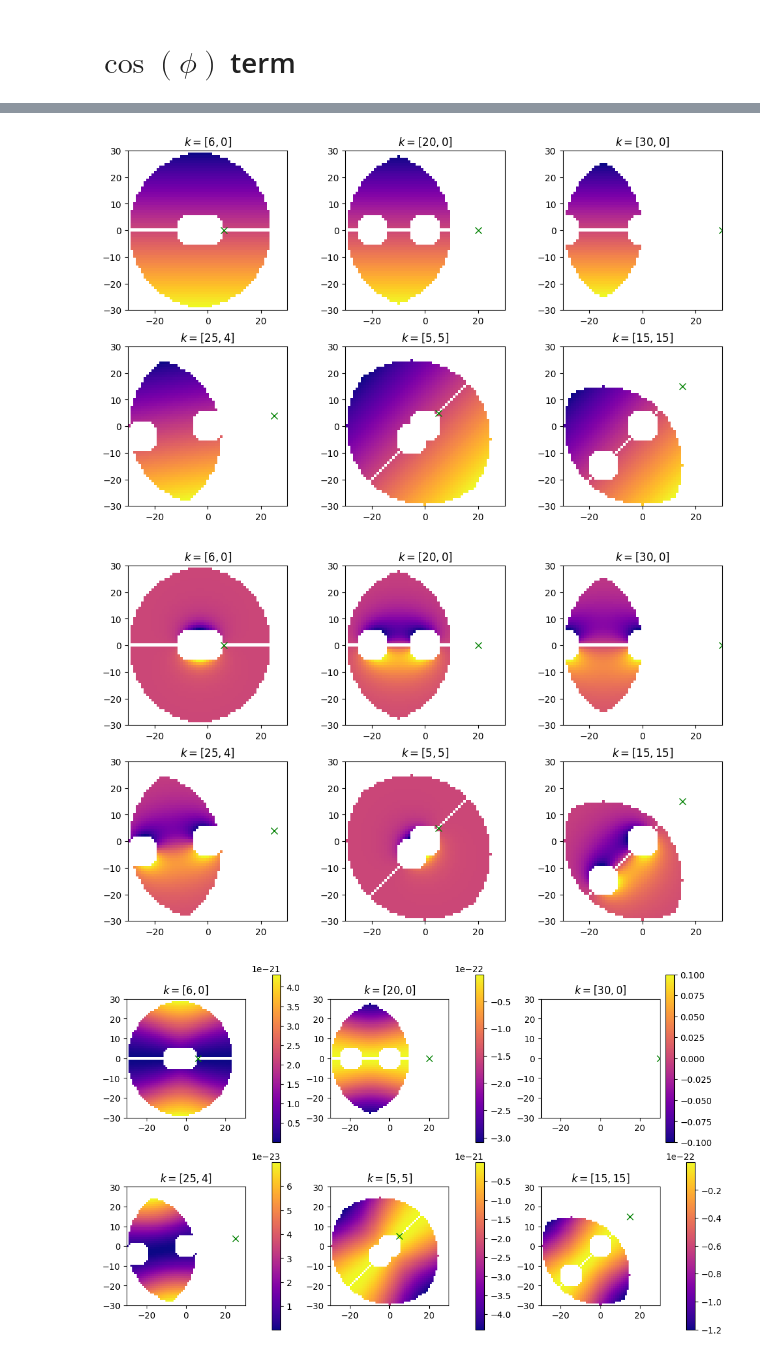
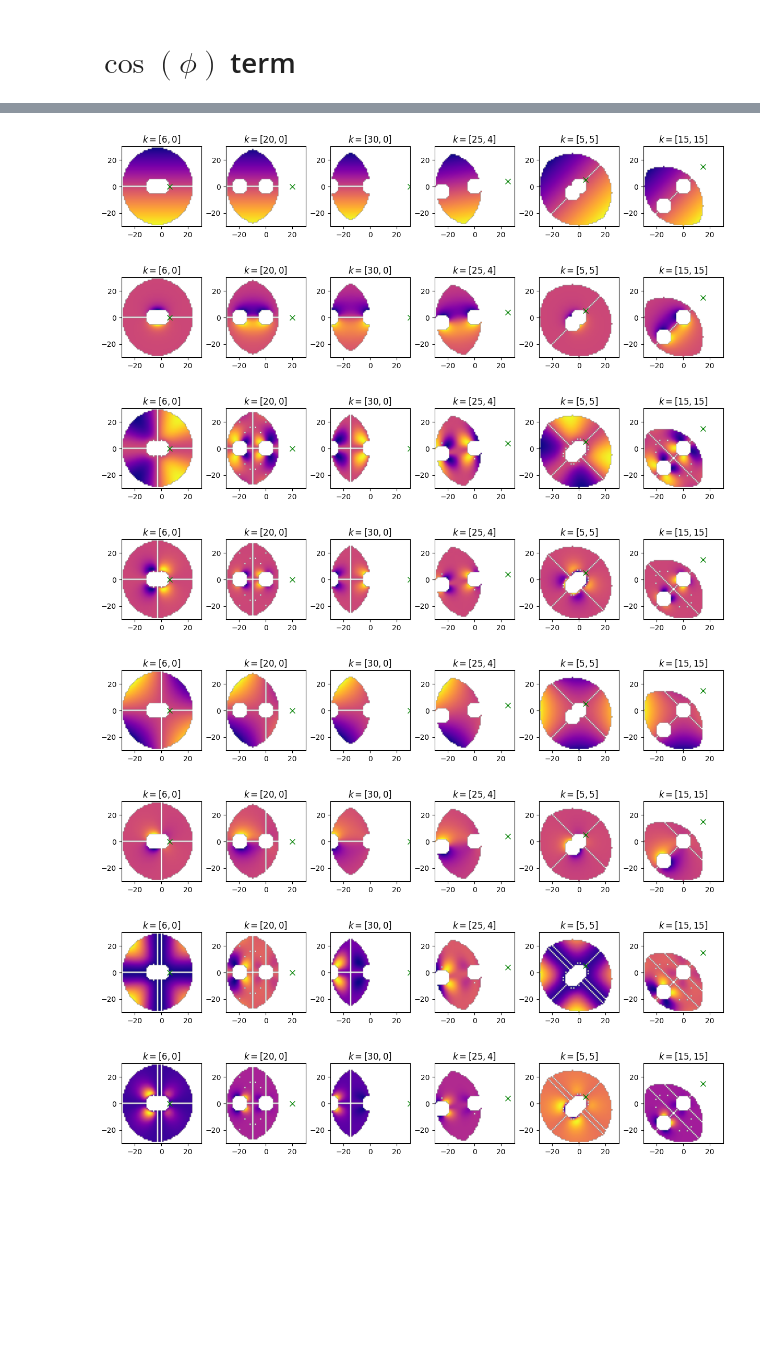
Before and after one commit to rbvogtiii/RSCAM_Networks-in-Turbulence, a Jupyter notebook: triads_simplified.ipynb, the cells around one changed output, grey strips where cells are left out. Cells and saved outputs as stored; diff of their text form; code cells hidden in the pictures; blank space fills up the shorter version.

```diff
--- a/triads_simplified.ipynb
+++ b/triads_simplified.ipynb
@@ -14,12 +9,16 @@ order=lambda x: ((x[0]+kmax)*n+(x[1]+kmax)).astype(int)
 # %%
-%%time
+kmax=30;kmin=6
+n=int(kmax)*2+1
+idk=(np.array(np.where(np.zeros([n]*2)==0))-kmax).astype(int)
+order=lambda x: ((x[0]+kmax)*n+(x[1]+kmax)).astype(int)
 
 k=[];p=[];q=[]
 
 for i in range(len(idk.T)):
     tmp1=(np.linalg.norm(idk.T[i].reshape(2,1),axis=0)<=kmax) & (np.linalg.norm(idk,axis=0)<=kmax) & (np.linalg.norm(-idk-idk.T[i].reshape(2,1),axis=0)<=kmax)
     tmp2=(np.linalg.norm(idk.T[i].reshape(2,1),axis=0)>=kmin) & (np.linalg.norm(idk,axis=0)>=kmin) & (np.linalg.norm(-idk-idk.T[i].reshape(2,1),axis=0)>=kmin)
-    if (tmp1&tmp2).sum()!=0:
+    tmp3=(order(idk.T[i])!=order(idk)) & (order(idk)!=order(-idk-idk.T[i].reshape(2,1))) & (order(idk.T[i].reshape(2,1))!=order(-idk-idk.T[i].reshape(2,1)))
+    if (tmp1&tmp2&tmp3).sum()!=0:
         k.append(np.array([idk.T[i]]*(tmp1&tmp2).sum()))
         tmp=idk.T[tmp1&tmp2]
         p.append(tmp)
@@ -35,6 +31,9 @@ Wall time: 1 s
 # %%
-def plot_G(G,colorbar=False):
-    fig,ax=plt.subplots(2,3,layout='constrained',figsize=(10,6))
+def plot_G(G,colorbar=False,small=True):
+    if small:
+        fig,ax=plt.subplots(1,6,layout='constrained',figsize=(12,6))
+    else:
+        fig,ax=plt.subplots(2,3,layout='constrained',figsize=(10,6))
 
     points=[np.array([6,0]),np.array([20,0]),np.array([30,0]),np.array([25,4]),np.array([5,5]),np.array([15,15])]
     coords=(idk+kmax).astype(int)
@@ -77,6 +76,10 @@ plt.plot(kmag_data,rhok,'.',ms=1)
 plt.plot(pmag_data,rhop,'.',ms=1)
 plt.plot(qmag_data,rhoq,'.',ms=1)
 plt.show()
+
+rhok=rho(kmag,a,b)
+rhop=rho(pmag,a,b)
+rhoq=rho(qmag,a,b)
 # %% [output]
 a = 1.657861386762042, b = -2.3439511091862633
 [figure]
@@ -91,17 +90,50 @@ C=-np.cross(q,p,axis=0)/(rho(kmag,a,b)*rho(pmag,a,b)*rho(qmag,a,b))*K
+# %%
+K=((qmag**2-pmag**2)/kmag**2*(rhop*rhoq)**2)+((pmag**2-kmag**2)/qmag**2*(rhop*rhok)**2)+((kmag**2-qmag**2)/pmag**2*(rhok*rhoq)**2)
+D=np.sqrt(pmag**2+qmag**2)
+C=-np.cross(q,p,axis=0)/(rhok*rhop*rhoq)*K
+
+dot_term=(k*p).sum(axis=0)
+rho_term=rhok*rhop*rhoq
+cos_term=-C/(2*D)
 # %%
 G=np.zeros([len(idk.T)]*2)
-G[order(k),order(p)]=(kmag**-2)*np.cross(q,p,axis=0)
+G[order(k),order(p)]=np.cross(q,p,axis=0)
 Grho=np.zeros([len(idk.T)]*2)
-Grho[order(k),order(p)]=(kmag**-2)*np.cross(q,p,axis=0) * rho(kmag,a,b)*rho(pmag,a,b)*rho(qmag,a,b)
+Grho[order(k),order(p)]=np.cross(q,p,axis=0)*rho_term
 Gcos=np.zeros([len(idk.T)]*2)
-Gcos[order(k),order(p)]=(kmag**-2)*np.cross(q,p,axis=0) * -C/D
+Gcos[order(k),order(p)]=np.cross(q,p,axis=0)*cos_term
 Gcosrho=np.zeros([len(idk.T)]*2)
-Gcosrho[order(k),order(p)]=(kmag**-2)*np.cross(q,p,axis=0) * -C/D * rho(kmag,a,b)*rho(pmag,a,b)*rho(qmag,a,b)
+Gcosrho[order(k),order(p)]=np.cross(q,p,axis=0)*cos_term*rho_term
+
+plot_G(G)
+plot_G(Grho)
+plot_G(Gcos)
+plot_G(Gcosrho)
+# plot_G(Gcos,colorbar=True,small=False)
+# plot_G(Gcosrho,colorbar=True,small=False)
+# %% [output]
+[figure, added]
+[figure, added]
+[figure, added]
+[figure, added]
 # %%
+G=np.zeros([len(idk.T)]*2)
+G[order(k),order(p)]=np.cross(q,p,axis=0)*dot_term
+Grho=np.zeros([len(idk.T)]*2)
+Grho[order(k),order(p)]=np.cross(q,p,axis=0)*rho_term*dot_term
+Gcos=np.zeros([len(idk.T)]*2)
+Gcos[order(k),order(p)]=np.cross(q,p,axis=0)*cos_term*dot_term
+Gcosrho=np.zeros([len(idk.T)]*2)
+Gcosrho[order(k),order(p)]=np.cross(q,p,axis=0)*cos_term*rho_term*dot_term
+
 plot_G(G)
 plot_G(Grho)
-plot_G(Gcosrho,colorbar=True)
+plot_G(Gcos)
+plot_G(Gcosrho)
+# plot_G(Gcos,colorbar=True,small=False)
+# plot_G(Gcosrho,colorbar=True,small=False)
 # %% [output]
-[figure, old version]
+[figure, new version]
-[figure, old version]
+[figure, new version]
-[figure, old version]
+[figure, new version]
+[figure, added]
```
Also changed, not shown: parts of 4 cells of this notebook.
